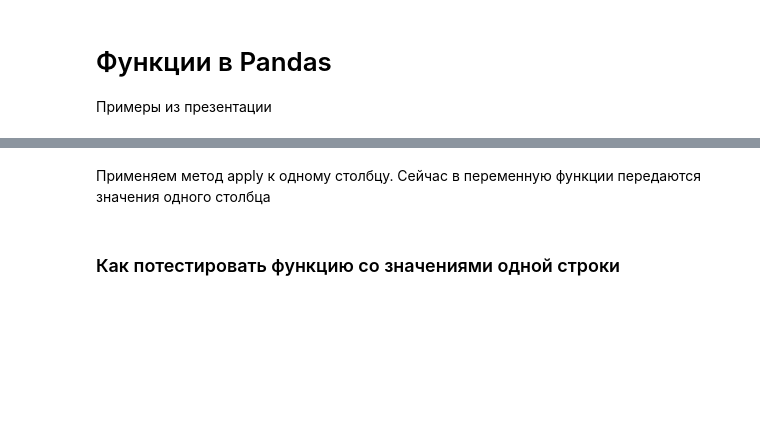
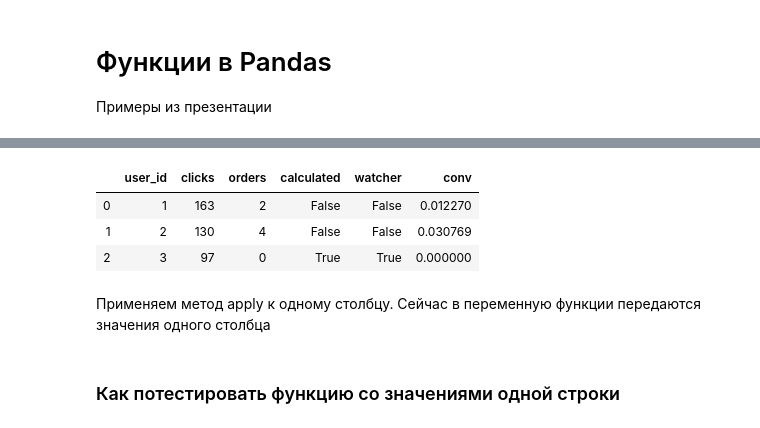
Before and after one commit to xcutionsolo/functions_and_data, a Jupyter notebook: Python_11_pandas_functions_groupby.ipynb, the cells around one changed output, grey strips where cells are left out. Saved outputs shown, nothing was run; the diff lists cells and outputs as text; code cells hidden in the pictures; blank space fills up the shorter version.

```diff
--- a/Python_11_pandas_functions_groupby.ipynb
+++ b/Python_11_pandas_functions_groupby.ipynb
@@ -19,3 +34,11 @@ df
+# %%
+df['conv'] = df.apply(conversion, axis = 1)
+df
+# %% [output]
+|  | user_id | clicks | orders | calculated | watcher | conv |
+| 0 | 1 | 163 | 2 | False | False | 0.012270 |
+| 1 | 2 | 130 | 4 | False | False | 0.030769 |
+| 2 | 3 | 97 | 0 | True | True | 0.000000 |
 # %% [markdown]
 Применяем метод apply к одному столбцу. Сейчас в переменную функции передаются значения одного столбца
 # %%
```
Also changed, not shown: parts of 39 cells of this notebook, 1 other file.
